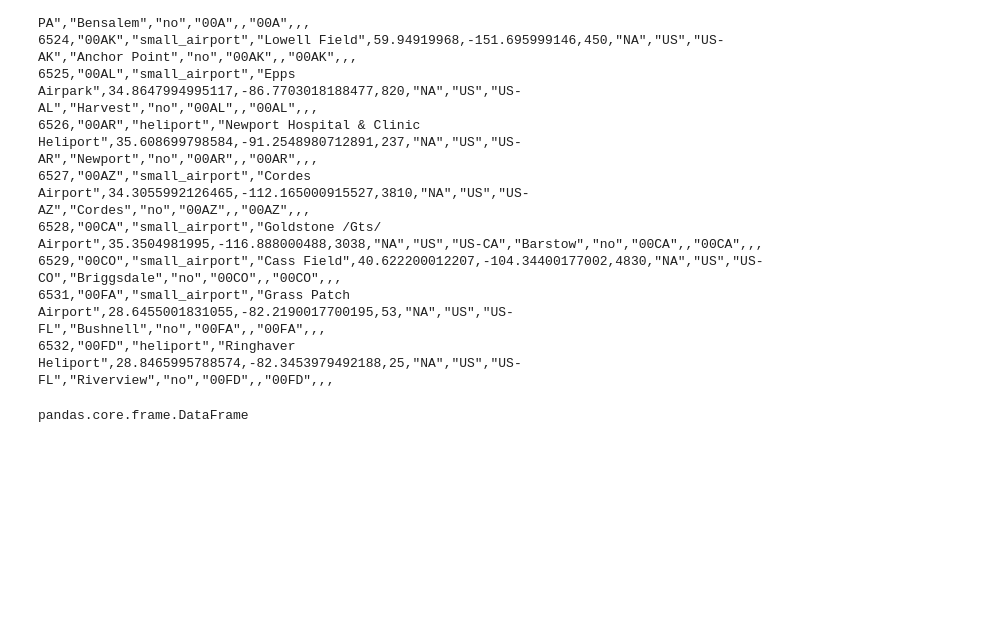
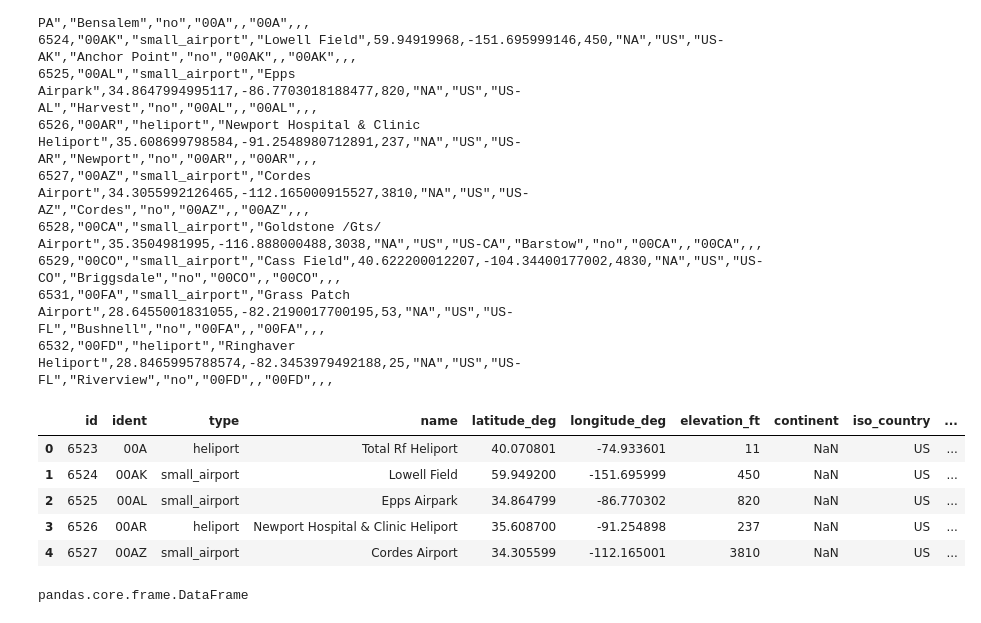
Before and after one commit to kbl4ew/Python_For_Data_Science, a Jupyter notebook: Kevin/Homework6/Homework6.ipynb, the cells around one changed output. Saved outputs shown, nothing was run; the diff lists cells and outputs as text; code cells hidden in the pictures; blank space fills up the shorter version.

```diff
--- a/Kevin/Homework6/Homework6.ipynb
+++ b/Kevin/Homework6/Homework6.ipynb
@@ -41,6 +52,15 @@ Las Vegas,LAS,LAS,KLAS,McCarran International Airport,P-L,18996738
 6529,"00CO","small_airport","Cass Field",40.622200012207,-104.34400177002,4830,"NA","US","US-CO","Briggsdale","no","00CO",,"00CO",,,
 6531,"00FA","small_airport","Grass Patch Airport",28.6455001831055,-82.2190017700195,53,"NA","US","US-FL","Bushnell","no","00FA",,"00FA",,,
 6532,"00FD","heliport","Ringhaver Heliport",28.8465995788574,-82.3453979492188,25,"NA","US","US-FL","Riverview","no","00FD",,"00FD",,,
+# %%
+airport_info.head()
+# %% [output]
+|  | id | ident | type | name | latitude_deg | longitude_deg | elevation_ft | continent | iso_country | ... |
+| 0 | 6523 | 00A | heliport | Total Rf Heliport | 40.070801 | -74.933601 | 11 | NaN | US | ... |
+| 1 | 6524 | 00AK | small_airport | Lowell Field | 59.949200 | -151.695999 | 450 | NaN | US | ... |
+| 2 | 6525 | 00AL | small_airport | Epps Airpark | 34.864799 | -86.770302 | 820 | NaN | US | ... |
+| 3 | 6526 | 00AR | heliport | Newport Hospital & Clinic Heliport | 35.608700 | -91.254898 | 237 | NaN | US | ... |
+| 4 | 6527 | 00AZ | small_airport | Cordes Airport | 34.305599 | -112.165001 | 3810 | NaN | US | ... |
 # %%
 top_airport.rename?
 # %%
```
Also changed, not shown: parts of 21 cells of this notebook, 3 other files.
